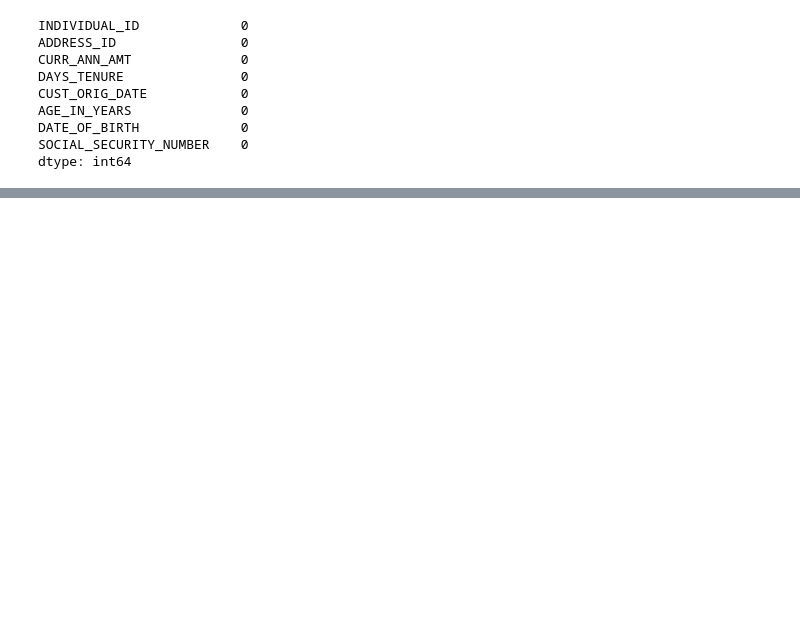
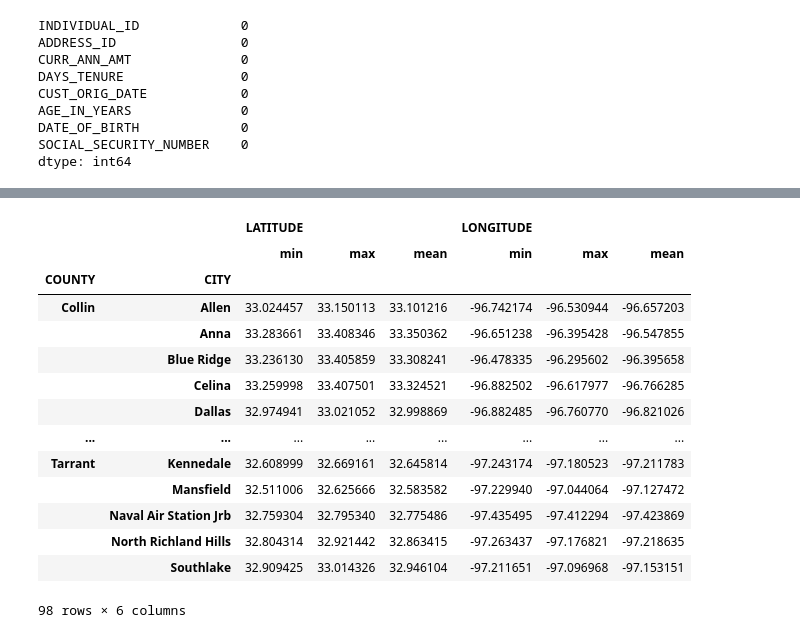
Before and after one commit to sbenston/auto_insurance_churn, a Jupyter notebook: insurance_cleaning.ipynb, the cells around one changed output, grey strips where cells are left out. Drawn from its saved outputs; the diff is of its cells as text; code cells hidden in the pictures; blank space fills up the shorter version.

Commit message:
Cleaned remaining dataframes

```diff
--- a/insurance_cleaning.ipynb
+++ b/insurance_cleaning.ipynb
@@ -279,0 +301,25 @@ customer_df = customer_df.drop(columns=['DATE_OF_BIRTH', 'SOCIAL_SECURITY_NUMBER
+# %%
+# Group entries that don't have nulls on CITY and COUNTY
+# Aggregate with min/max of latitude + longitude range, as well as average
+locations = address_df.dropna().groupby(['COUNTY', 'CITY']).agg({
+    'LATITUDE': ['min', 'max', 'mean'],
+    'LONGITUDE': ['min', 'max', 'mean']
+})
+
+locations
+# %% [output]
+|  |  | LATITUDE |  |  | LONGITUDE |  |  |
+|  |  | min | max | mean | min | max | mean |
+| COUNTY | CITY |  |  |  |  |  |  |
+| Collin | Allen | 33.024457 | 33.150113 | 33.101216 | -96.742174 | -96.530944 | -96.657203 |
+|  | Anna | 33.283661 | 33.408346 | 33.350362 | -96.651238 | -96.395428 | -96.547855 |
+|  | Blue Ridge | 33.236130 | 33.405859 | 33.308241 | -96.478335 | -96.295602 | -96.395658 |
+|  | Celina | 33.259998 | 33.407501 | 33.324521 | -96.882502 | -96.617977 | -96.766285 |
+|  | Dallas | 32.974941 | 33.021052 | 32.998869 | -96.882485 | -96.760770 | -96.821026 |
+| ... | ... | ... | ... | ... | ... | ... | ... |
+| Tarrant | Kennedale | 32.608999 | 32.669161 | 32.645814 | -97.243174 | -97.180523 | -97.211783 |
+|  | Mansfield | 32.511006 | 32.625666 | 32.583582 | -97.229940 | -97.044064 | -97.127472 |
+|  | Naval Air Station Jrb | 32.759304 | 32.795340 | 32.775486 | -97.435495 | -97.412294 | -97.423869 |
+|  | North Richland Hills | 32.804314 | 32.921442 | 32.863415 | -97.263437 | -97.176821 | -97.218635 |
+|  | Southlake | 32.909425 | 33.014326 | 32.946104 | -97.211651 | -97.096968 | -97.153151 |
+98 rows × 6 columns
```
Also changed, not shown: parts of 15 cells of this notebook.
